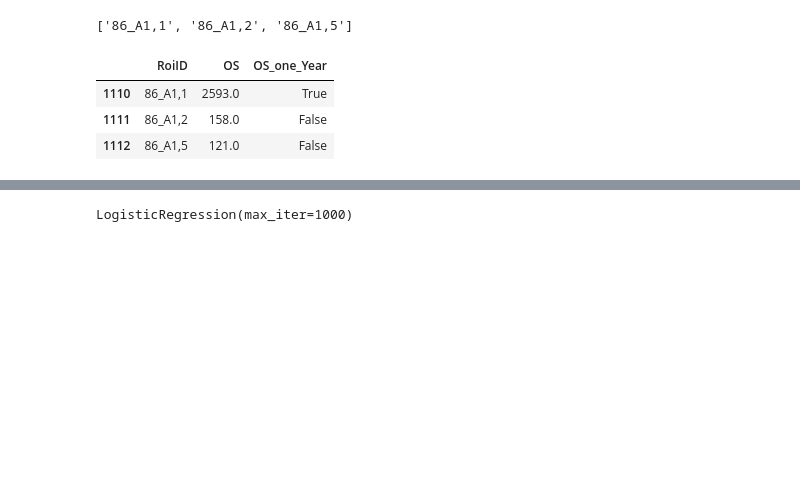
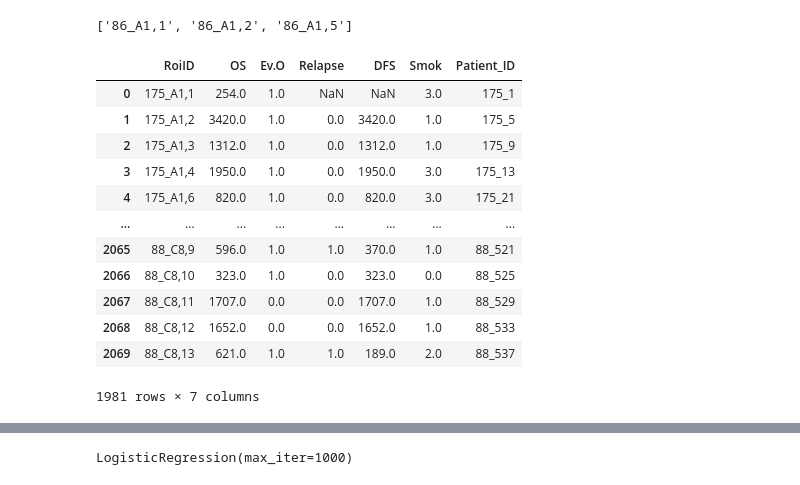
Before and after one commit to QBRC/multiTAP, a Jupyter notebook: notebooks/survival-analysis.ipynb, the cells around one changed output, grey strips where cells are left out. Cells and saved outputs as stored; diff of their text form; code cells hidden in the pictures; blank space fills up the shorter version.

```diff
--- a/notebooks/survival-analysis.ipynb
+++ b/notebooks/survival-analysis.ipynb
@@ -144,12 +174,24 @@ roi_id_list
 ['86_A1,1', '86_A1,2', '86_A1,5']
 # %%
 pt_clinical_data = pd.read_csv('/project/Xie_Lab/zgu/xiao_multiplex/nsclc_multiTAP_work/clinical_data_ROI.csv')
-pt_subset = pt_clinical_data[pt_clinical_data['RoiID'].isin(roi_id_list)]
-pt_subset = pt_subset[['RoiID', 'OS']]
-pt_subset['OS_one_Year'] = pt_subset['OS'] > 365
+# pt_subset = pt_clinical_data[pt_clinical_data['RoiID'].isin(roi_id_list)]
+pt_subset = pt_clinical_data[['RoiID', 'OS', 'Ev.O', 'Relapse', 'DFS', 'Smok', 'Patient_ID']]
+# pt_subset['OS_one_Year'] = pt_subset['OS'] > 365
+
+# first exclude control from analysis
+pt_subset = pt_subset[pt_subset['Patient_ID'] != 'Control']
 pt_subset
 # %% [output]
-|  | RoiID | OS | OS_one_Year |
-| 1110 | 86_A1,1 | 2593.0 | True |
-| 1111 | 86_A1,2 | 158.0 | False |
-| 1112 | 86_A1,5 | 121.0 | False |
+|  | RoiID | OS | Ev.O | Relapse | DFS | Smok | Patient_ID |
+| 0 | 175_A1,1 | 254.0 | 1.0 | NaN | NaN | 3.0 | 175_1 |
+| 1 | 175_A1,2 | 3420.0 | 1.0 | 0.0 | 3420.0 | 1.0 | 175_5 |
+| 2 | 175_A1,3 | 1312.0 | 1.0 | 0.0 | 1312.0 | 1.0 | 175_9 |
+| 3 | 175_A1,4 | 1950.0 | 1.0 | 0.0 | 1950.0 | 3.0 | 175_13 |
+| 4 | 175_A1,6 | 820.0 | 1.0 | 0.0 | 820.0 | 3.0 | 175_21 |
+| ... | ... | ... | ... | ... | ... | ... | ... |
+| 2065 | 88_C8,9 | 596.0 | 1.0 | 1.0 | 370.0 | 1.0 | 88_521 |
+| 2066 | 88_C8,10 | 323.0 | 1.0 | 0.0 | 323.0 | 0.0 | 88_525 |
+| 2067 | 88_C8,11 | 1707.0 | 0.0 | 0.0 | 1707.0 | 1.0 | 88_529 |
+| 2068 | 88_C8,12 | 1652.0 | 0.0 | 0.0 | 1652.0 | 1.0 | 88_533 |
+| 2069 | 88_C8,13 | 621.0 | 1.0 | 1.0 | 189.0 | 2.0 | 88_537 |
+1981 rows × 7 columns
```
Also changed, not shown: parts of 6 cells of this notebook.
